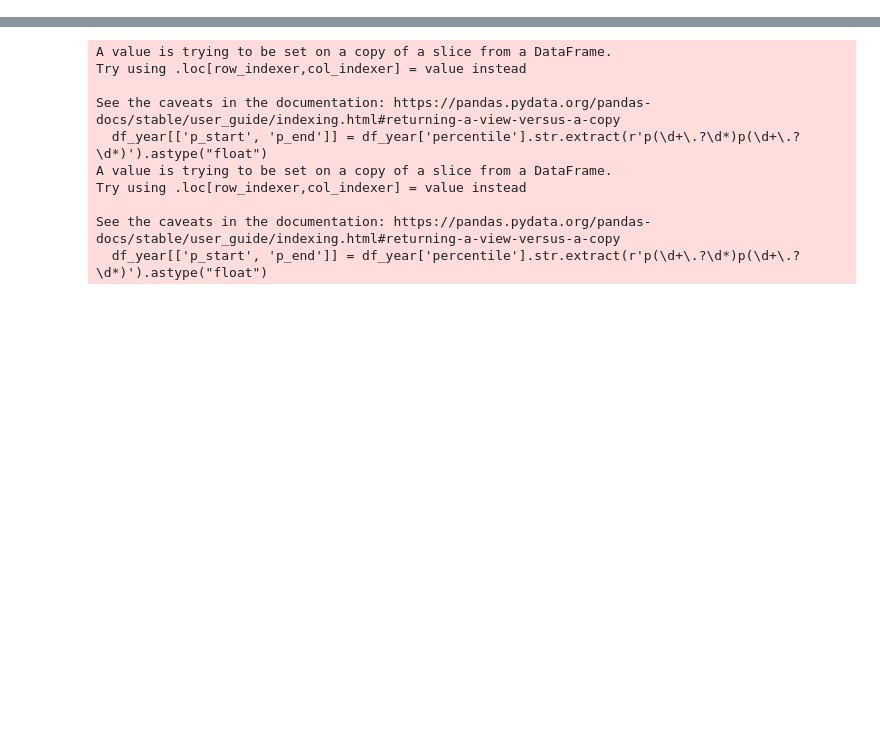
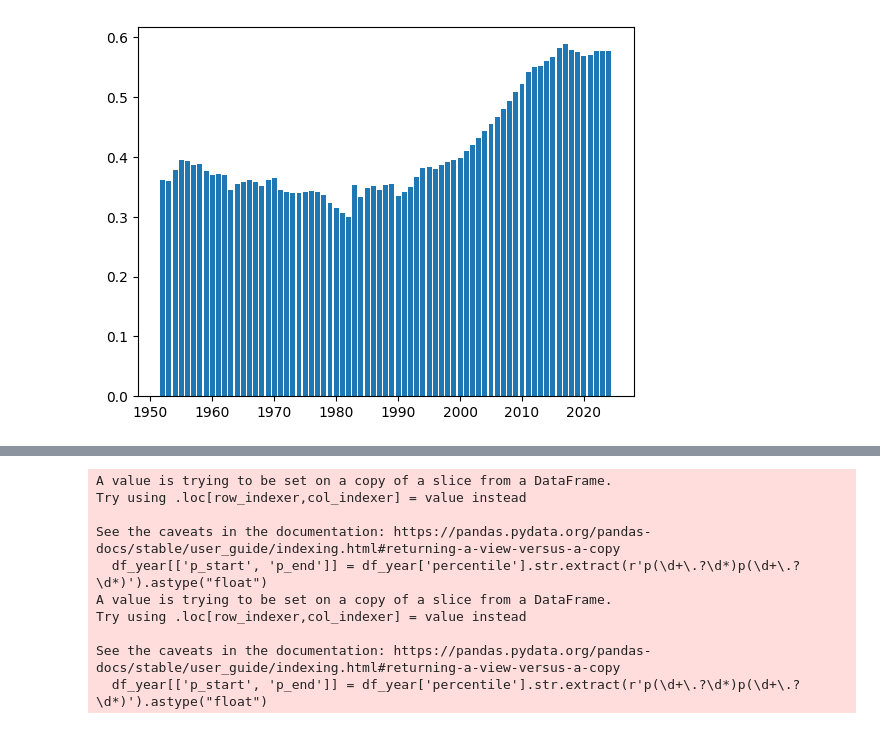
Before and after one commit to princeixr/Income_inequality, a Jupyter notebook: income.ipynb, the cells around one changed output, grey strips where cells are left out. Cells and saved outputs as stored; diff of their text form; code cells hidden in the pictures; blank space fills up the shorter version.

Commit message:
income distribution gaps for different countries

```diff
--- a/income.ipynb
+++ b/income.ipynb
@@ -29,3 +75,14 @@ df_filtered.head()
 # %%
-df_filtered['year'].unique()
+# Filtering top 10%, top 1%, top 0.1%, and bottom 50%
+top_10 = df_combined[(df_combined['p_start'] == 90) & (df_combined['p_end'] == 100)].reset_index(drop=True)
+top_1 = df_combined[(df_combined['p_start'] == 99) & (df_combined['p_end'] == 100)].reset_index(drop=True)
+top_0_1 = df_combined[(df_combined['p_start'] == 99.9) & (df_combined['p_end'] == 100)].reset_index(drop=True)
+bottom_50 = df_combined[(df_combined['p_start'] == 0) & (df_combined['p_end'] == 50)].reset_index(drop=True)
+
+df_income_summary = pd.concat([top_10, top_1, top_0_1, bottom_50], ignore_index=True)
+df_income_summary['income_distribution'] = np.where(df_income_summary['p_start'] == 90, 'top_10%',
+                                        np.where(df_income_summary['p_start'] == 99, 'top_1%',
+                                        np.where(df_income_summary['p_start'] == 99.9, 'top_0.1%',
+                                        np.where(df_income_summary['p_start'] == 0, 'bottom_50%', 'other'))))
+df_income_summary
 # %% [output]
@@ -56,0 +123,11 @@ df_year
+# %%
+import matplotlib.pyplot as plt
+df_income_summary = df_income_summary[df_income_summary['year']>=1952]
+df_income = df_income_summary[(df_income_summary['income_distribution']=='bottom_50%') | (df_income_summary['income_distribution']=='top_10%')]
+
+for country in ['IN']:
+    df_plot = df_income[df_income['country']== country]
+    plt.bar(df_plot['year'], df_plot['value'])
+    plt.show()
+# %% [output]
+[figure, added]
```
Also changed, not shown: parts of 11 cells of this notebook, 6 other files.
